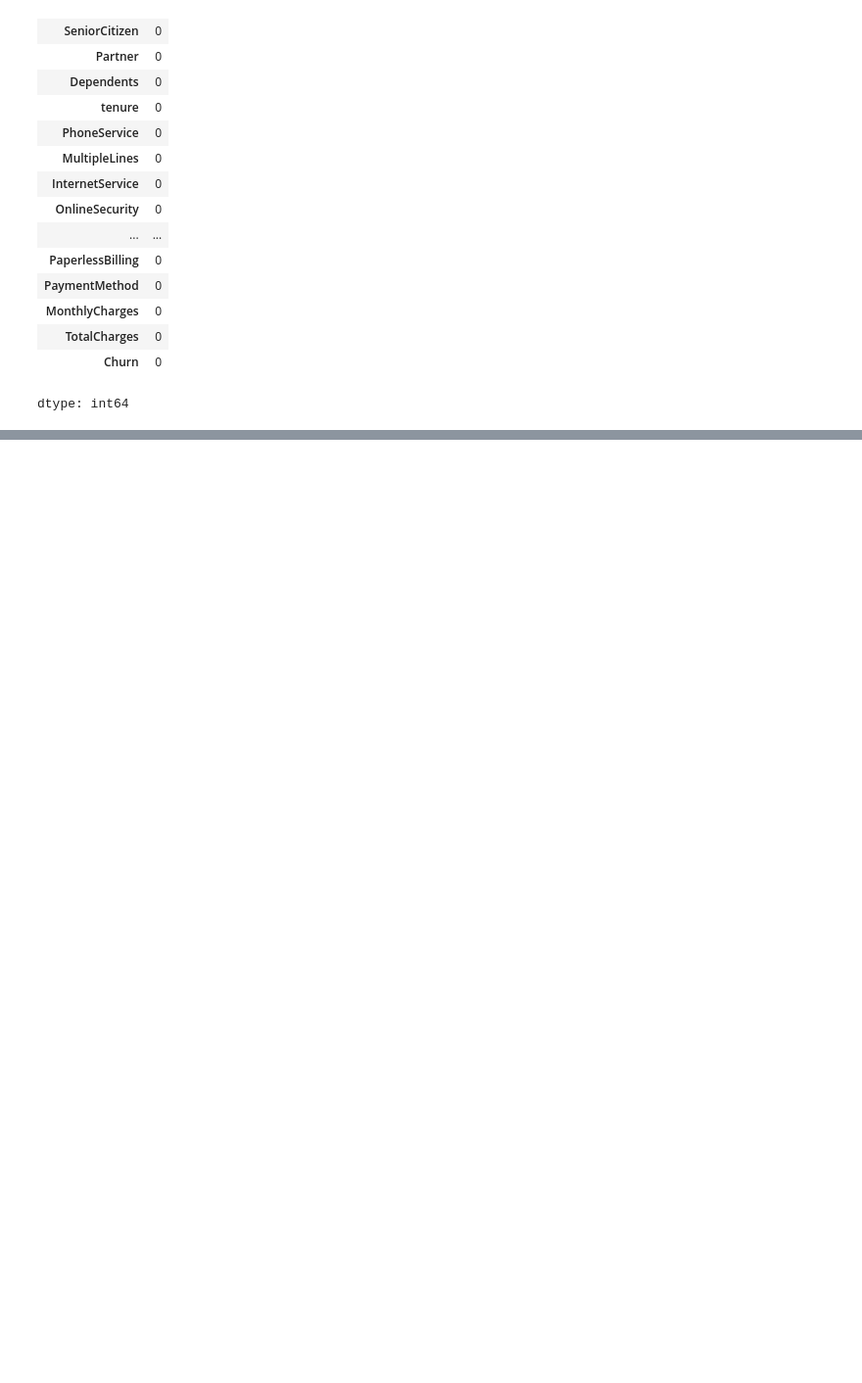
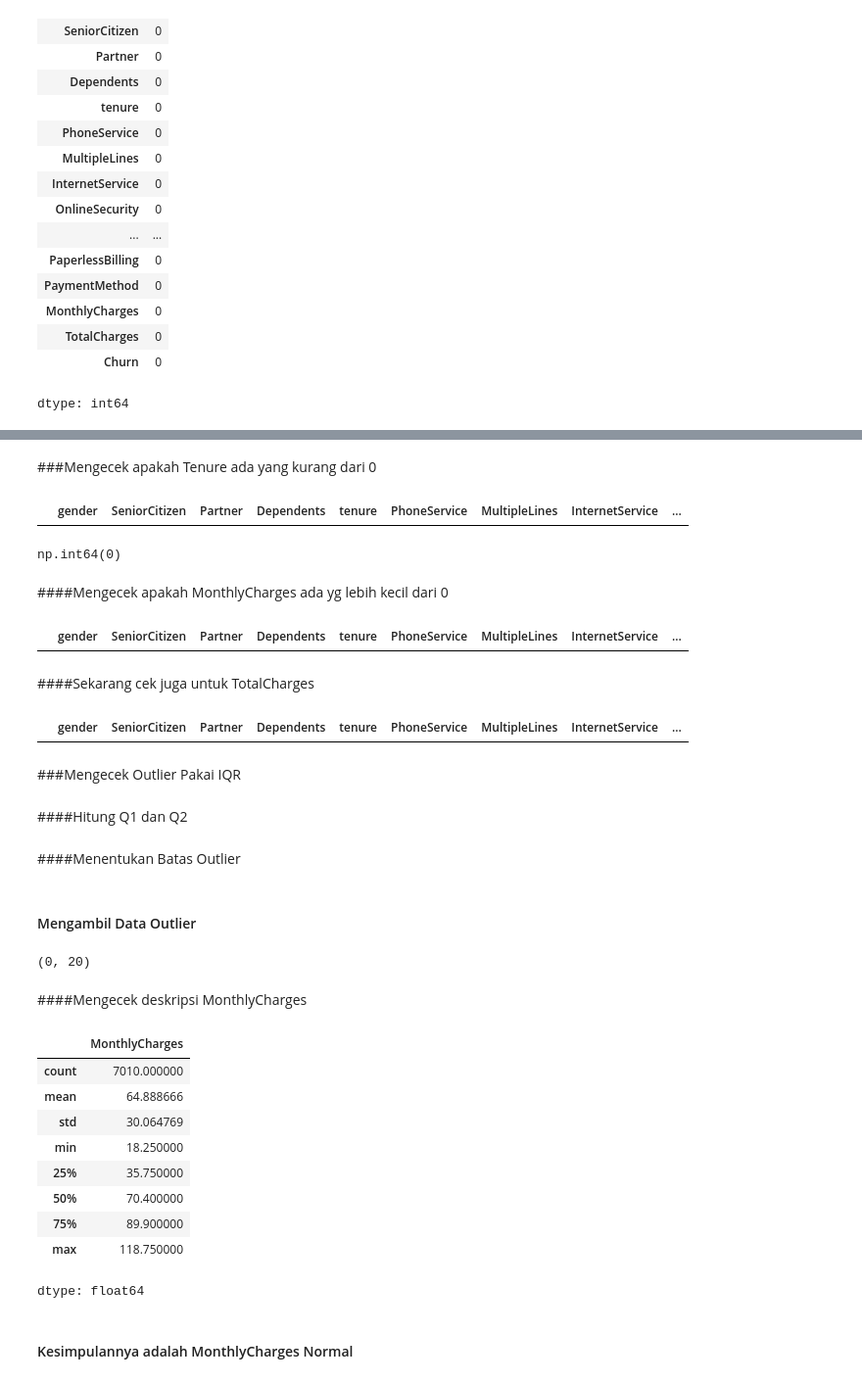
Before and after one commit to kumisganteng/Data-Analytics-Projects, a Jupyter notebook: Improving_Customer_Retention_Analysis.ipynb, the cells around one changed output, grey strips where cells are left out. Shown at 98% size. Cells and saved outputs as stored; diff of their text form; code cells hidden in the pictures; blank space fills up the shorter version.

Commit message:
Dataset yang sudah di cleaning lebih advance lagi dari sebelumnya

```diff
--- a/Improving_Customer_Retention_Analysis.ipynb
+++ b/Improving_Customer_Retention_Analysis.ipynb
@@ -144,0 +193,3 @@ churn_data = churn_data.drop(columns = ['customerID'])
+# %%
+#Mengubah tipe data pada TotalCharges menjadi float
+churn_data['TotalCharges'] = pd.to_numeric(churn_data['TotalCharges'], errors = 'coerce')
@@ -144,0 +206,3 @@ churn_data = churn_data.drop(columns = ['customerID'])
+# %%
+for col in churn_data.select_dtypes(include = 'object').columns:
+  print(col, churn_data[col].unique())
@@ -144,0 +229,11 @@ churn_data = churn_data.drop(columns = ['customerID'])
+# %%
+cols_fix = [
+    'MultipleLines','OnlineSecurity','OnlineBackup',
+    'DeviceProtection','TechSupport','StreamingTV','StreamingMovies'
+]
+
+for col in cols_fix:
+    churn_data[col] = churn_data[col].replace({
+        'No internet service': 'No',
+        'No phone service': 'No'
+    })
@@ -144,0 +266,3 @@ churn_data = churn_data.drop(columns = ['customerID'])
+# %%
+#Mengubah isi data pada Churn menjadi 1 (Yes), dan 0(No)
+churn_data['Churn']=churn_data['Churn'].map({'Yes' : 1, 'No' : 0})
@@ -144,0 +289,27 @@ churn_data = churn_data.drop(columns = ['customerID'])
+# %% [markdown]
+###Mengecek apakah Tenure ada yang kurang dari 0
+# %%
+churn_data[churn_data['tenure'] <= 0]
+# %% [output]
+|  | gender | SeniorCitizen | Partner | Dependents | tenure | PhoneService | MultipleLines | InternetService | ... |
+# %%
+# Memastikan secara langsung jumlah tenure ada yg lebih kecil dari 0 atau tidak
+(churn_data['tenure'] <= 0).sum()
+# %% [output]
+np.int64(0)
+# %% [markdown]
+####Mengecek apakah MonthlyCharges ada yg lebih kecil dari 0
+# %%
+churn_data[churn_data['MonthlyCharges'] < 0]
+# %% [output]
+|  | gender | SeniorCitizen | Partner | Dependents | tenure | PhoneService | MultipleLines | InternetService | ... |
+# %% [markdown]
+####Sekarang cek juga untuk TotalCharges
+# %%
+churn_data[churn_data['TotalCharges'] <= 0]
+# %% [output]
+|  | gender | SeniorCitizen | Partner | Dependents | tenure | PhoneService | MultipleLines | InternetService | ... |
+# %% [markdown]
+###Mengecek Outlier Pakai IQR
+# %% [markdown]
+####Hitung Q1 dan Q2
@@ -144,0 +320,2 @@ churn_data = churn_data.drop(columns = ['customerID'])
+# %% [markdown]
+####Menentukan Batas Outlier
@@ -144,0 +325,28 @@ churn_data = churn_data.drop(columns = ['customerID'])
+# %% [markdown]
+#### Mengambil Data Outlier
+# %%
+outliers = churn_data[
+    (churn_data['MonthlyCharges'] < lower_bound) |
+    (churn_data['MonthlyCharges'] > upper_bound)
+]
+
+outliers.shape
+# %% [output]
+(0, 20)
+# %% [markdown]
+####Mengecek deskripsi MonthlyCharges
+# %%
+churn_data['MonthlyCharges'].describe()
+# %% [output]
+|  | MonthlyCharges |
+| count | 7010.000000 |
+| mean | 64.888666 |
+| std | 30.064769 |
+| min | 18.250000 |
+| 25% | 35.750000 |
+| 50% | 70.400000 |
+| 75% | 89.900000 |
+| max | 118.750000 |
+dtype: float64
+# %% [markdown]
+#### Kesimpulannya adalah MonthlyCharges Normal
```
Also changed, not shown: parts of 29 cells of this notebook.
